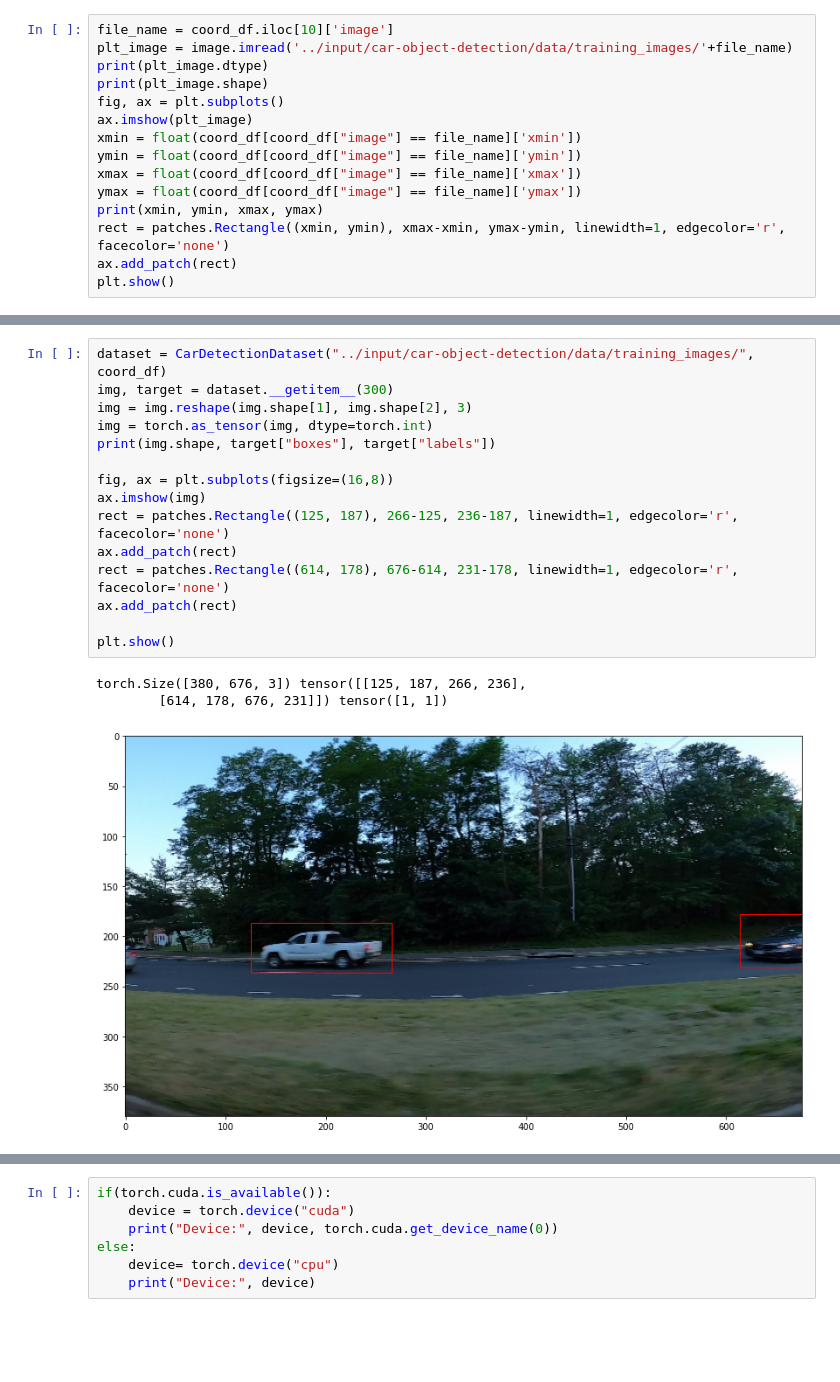
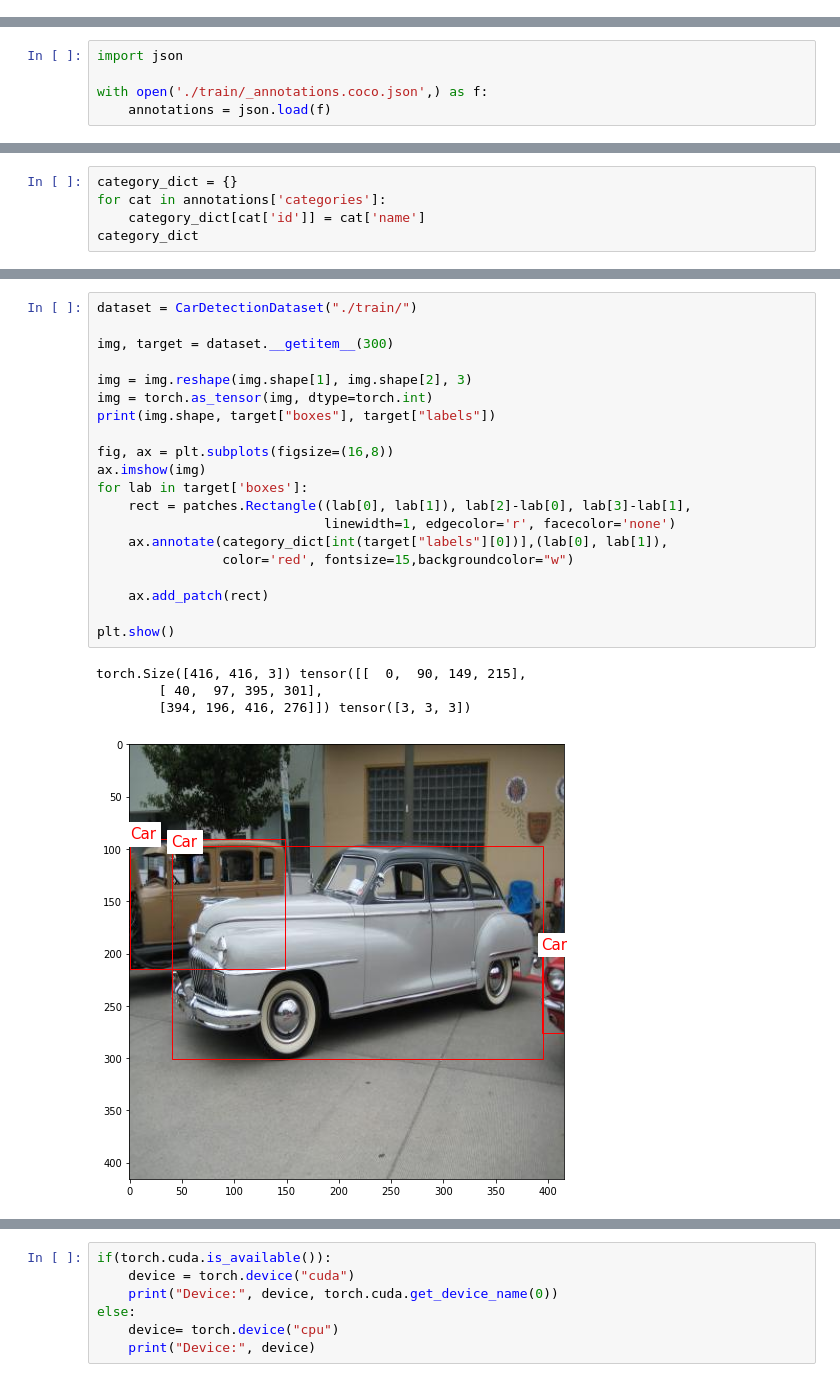
Before and after one commit to mhmdrdwn/car, a Jupyter notebook: notebooks/car-faster-rcnn.ipynb, the cells around one changed output, grey strips where cells are left out. Saved outputs shown, nothing was run; the diff lists cells and outputs as text; blank space fills up the shorter version.

```diff
--- a/notebooks/car-faster-rcnn.ipynb
+++ b/notebooks/car-faster-rcnn.ipynb
@@ -62,15 +30,0 @@ uint8
-# %%
-file_name = coord_df.iloc[10]['image']
-plt_image = image.imread('../input/car-object-detection/data/training_images/'+file_name)
-print(plt_image.dtype)
-print(plt_image.shape)
-fig, ax = plt.subplots()
-ax.imshow(plt_image)
-xmin = float(coord_df[coord_df["image"] == file_name]['xmin'])
-ymin = float(coord_df[coord_df["image"] == file_name]['ymin'])
-xmax = float(coord_df[coord_df["image"] == file_name]['xmax'])
-ymax = float(coord_df[coord_df["image"] == file_name]['ymax'])
-print(xmin, ymin, xmax, ymax)
-rect = patches.Rectangle((xmin, ymin), xmax-xmin, ymax-ymin, linewidth=1, edgecolor='r', facecolor='none')
-ax.add_patch(rect)
-plt.show()
@@ -81,0 +110,5 @@ uint8
+# %%
+import json
+
+with open('./train/_annotations.coco.json',) as f:
+    annotations = json.load(f)
@@ -130,0 +207,5 @@ class CarDetectionDataset(torch.utils.data.Dataset):
+# %%
+category_dict = {}
+for cat in annotations['categories']:
+    category_dict[cat['id']] = cat['name']
+category_dict
@@ -131,22 +219,28 @@ class CarDetectionDataset(torch.utils.data.Dataset):
 # %%
-dataset = CarDetectionDataset("../input/car-object-detection/data/training_images/", coord_df)
+dataset = CarDetectionDataset("./train/")
+
 img, target = dataset.__getitem__(300)
+
 img = img.reshape(img.shape[1], img.shape[2], 3)
 img = torch.as_tensor(img, dtype=torch.int)
 print(img.shape, target["boxes"], target["labels"])
 
 fig, ax = plt.subplots(figsize=(16,8))
 ax.imshow(img)
-rect = patches.Rectangle((125, 187), 266-125, 236-187, linewidth=1, edgecolor='r', facecolor='none')
-ax.add_patch(rect)
-rect = patches.Rectangle((614, 178), 676-614, 231-178, linewidth=1, edgecolor='r', facecolor='none')
-ax.add_patch(rect)
+for lab in target['boxes']:
+    rect = patches.Rectangle((lab[0], lab[1]), lab[2]-lab[0], lab[3]-lab[1],
+                             linewidth=1, edgecolor='r', facecolor='none')
+    ax.annotate(category_dict[int(target["labels"][0])],(lab[0], lab[1]),
+                color='red', fontsize=15,backgroundcolor="w")
+
+    ax.add_patch(rect)
 
 plt.show()
 # %% [output]
-torch.Size([380, 676, 3]) tensor([[125, 187, 266, 236],
-        [614, 178, 676, 231]]) tensor([1, 1])
+torch.Size([416, 416, 3]) tensor([[  0,  90, 149, 215],
+        [ 40,  97, 395, 301],
+        [394, 196, 416, 276]]) tensor([3, 3, 3])
-[figure, old version]
+[figure, new version]
 # %%
 def collate_fn(batch):
     return tuple(zip(*batch))
```
Also changed, not shown: parts of 43 cells of this notebook.
